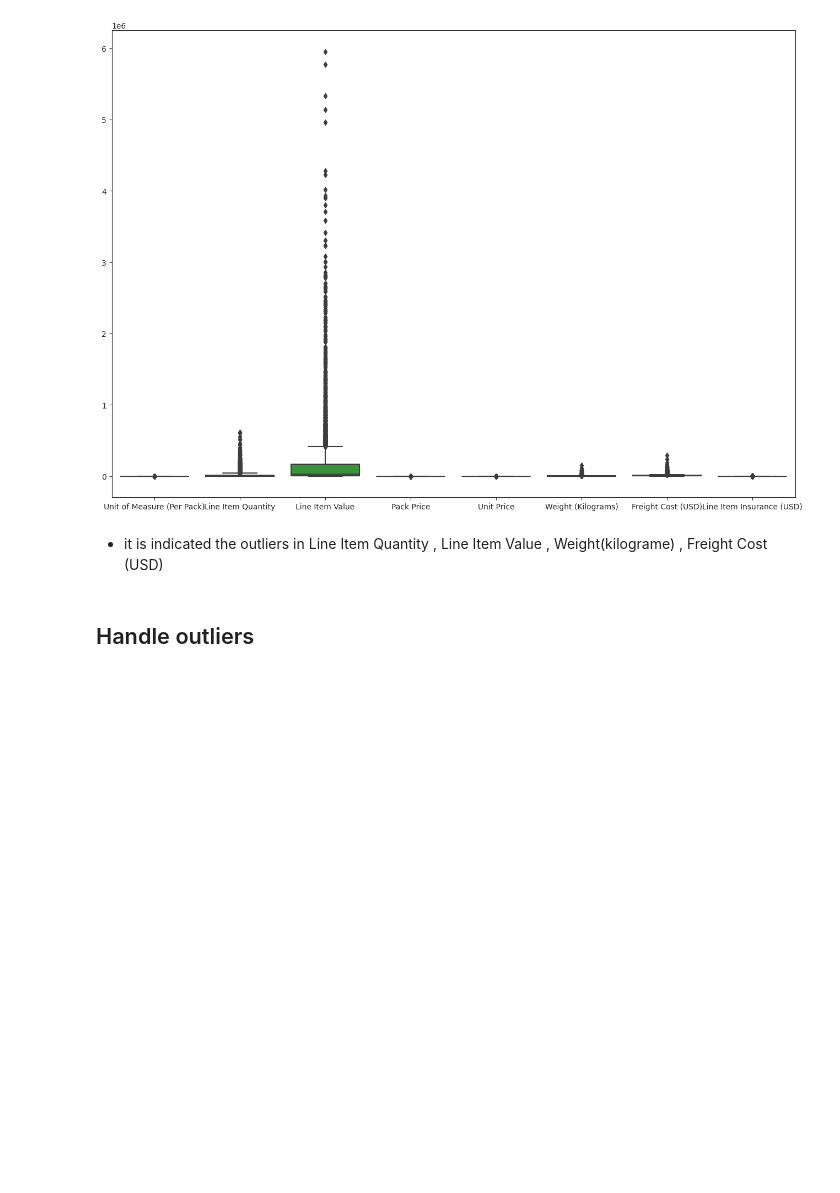
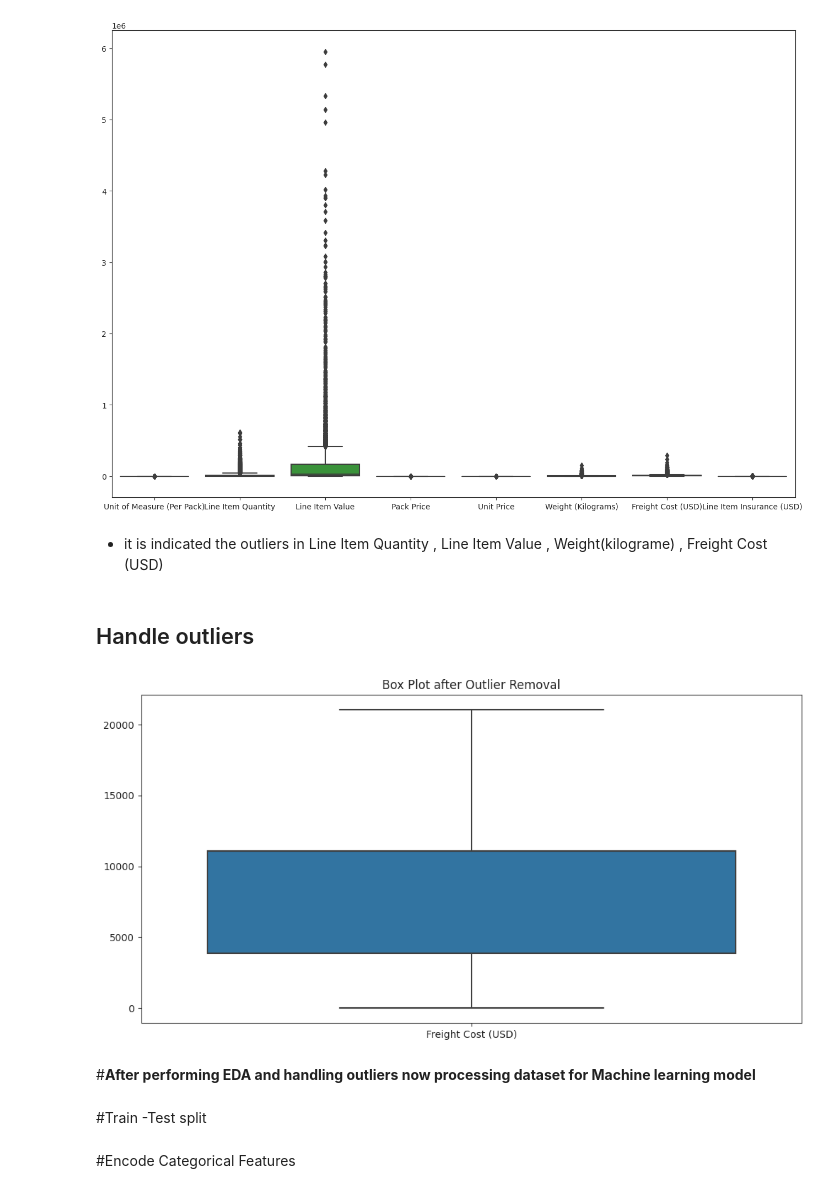
Before and after one commit to alinegorischf/Shipment-Price-Prediction, a Jupyter notebook: Shipment_Price_Prediction.ipynb, the cells around one changed output. Drawn from its saved outputs; the diff is of its cells as text; code cells hidden in the pictures; blank space fills up the shorter version.

```diff
--- a/Shipment_Price_Prediction.ipynb
+++ b/Shipment_Price_Prediction.ipynb
@@ -1106,3 +1139,13 @@ sns.boxplot(data=df , orient = "v")
 * it is indicated the outliers in Line Item Quantity , Line Item Value , Weight(kilograme) , Freight Cost (USD)
 # %% [markdown]
 ## Handle outliers
+# %%
+# Identify outliers using the IQR method
+Q1 = df['Freight Cost (USD)'].quantile(0.25)
+Q3 = df['Freight Cost (USD)'].quantile(0.75)
+IQR = Q3 - Q1
+lower_threshold = Q1 - 1.5 * IQR
+upper_threshold = Q3 + 1.5 * IQR
+# %%
+# Remove outliers
+data_no_outliers = df[(df['Freight Cost (USD)'] >= lower_threshold) & (df['Freight Cost (USD)'] <= upper_threshold)]
@@ -1108,0 +1156,12 @@ sns.boxplot(data=df , orient = "v")
+# %%
+# Visualize the distribution after outlier handling
+plt.figure(figsize=(12, 6))
+sns.boxplot(data=data_no_outliers[['Freight Cost (USD)']])
+plt.title('Box Plot after Outlier Removal')
+plt.show()
+# %% [output]
+[figure, added]
+# %% [markdown]
+#**After performing EDA and handling outliers now processing dataset for Machine learning model**
+# %% [markdown]
+#Train -Test split
@@ -1108,0 +1177,2 @@ sns.boxplot(data=df , orient = "v")
+# %% [markdown]
+#Encode Categorical Features
```
Also changed, not shown: parts of 19 cells of this notebook.
